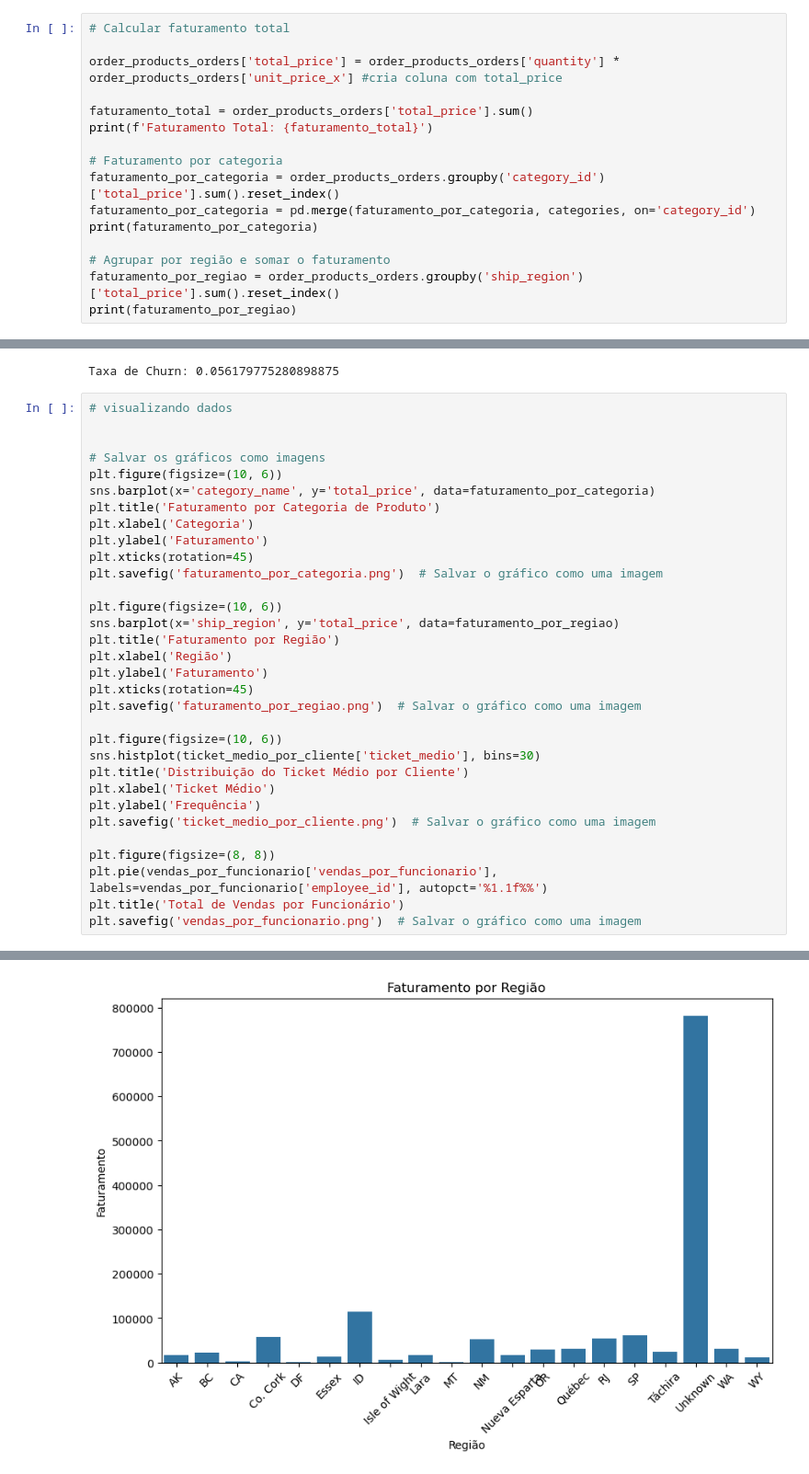
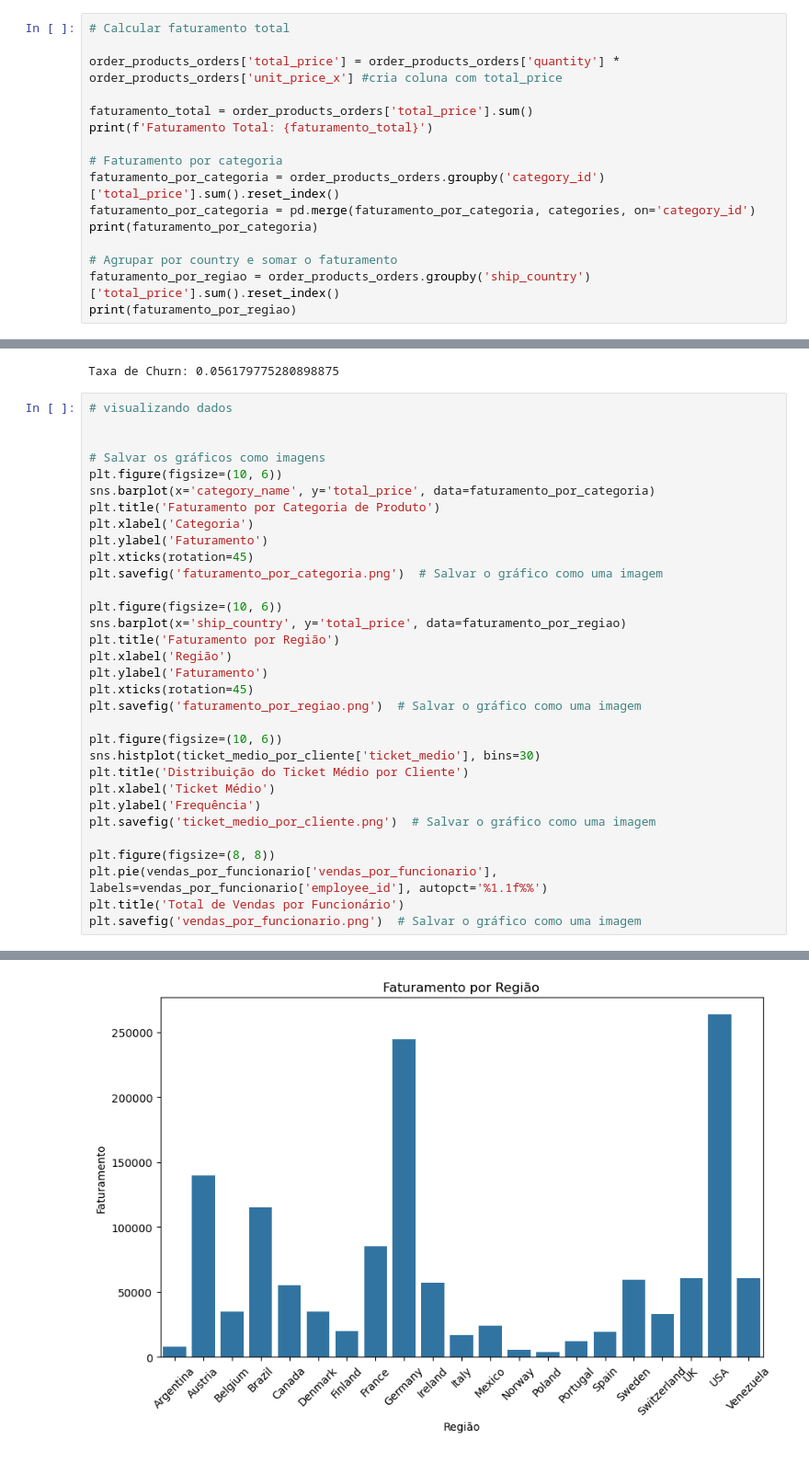
Before and after one commit to Graziele-Rodrigues/Analise-de-Indicadores, a Jupyter notebook: main.ipynb, the cells around one changed output, grey strips where cells are left out. Shown: that part at 92% size. Saved outputs shown, nothing was run; the diff lists cells and outputs as text.

```diff
--- a/main.ipynb
+++ b/main.ipynb
@@ -190,8 +190,8 @@ faturamento_por_categoria = order_products_orders.groupby('category_id')['total_
 faturamento_por_categoria = pd.merge(faturamento_por_categoria, categories, on='category_id')
 print(faturamento_por_categoria)
 
-# Agrupar por região e somar o faturamento
-faturamento_por_regiao = order_products_orders.groupby('ship_region')['total_price'].sum().reset_index()
+# Agrupar por country e somar o faturamento
+faturamento_por_regiao = order_products_orders.groupby('ship_country')['total_price'].sum().reset_index()
 print(faturamento_por_regiao)
 # %% [output]
 Faturamento Total: 1354458.59
@@ -260,35 +260,35 @@ Taxa de Churn: 0.056179775280898875
 
 # Salvar os gráficos como imagens
 plt.figure(figsize=(10, 6))
 sns.barplot(x='category_name', y='total_price', data=faturamento_por_categoria)
 plt.title('Faturamento por Categoria de Produto')
 plt.xlabel('Categoria')
 plt.ylabel('Faturamento')
 plt.xticks(rotation=45)
 plt.savefig('faturamento_por_categoria.png')  # Salvar o gráfico como uma imagem
 
 plt.figure(figsize=(10, 6))
-sns.barplot(x='ship_region', y='total_price', data=faturamento_por_regiao)
+sns.barplot(x='ship_country', y='total_price', data=faturamento_por_regiao)
 plt.title('Faturamento por Região')
 plt.xlabel('Região')
 plt.ylabel('Faturamento')
 plt.xticks(rotation=45)
 plt.savefig('faturamento_por_regiao.png')  # Salvar o gráfico como uma imagem
 
 plt.figure(figsize=(10, 6))
 sns.histplot(ticket_medio_por_cliente['ticket_medio'], bins=30)
 plt.title('Distribuição do Ticket Médio por Cliente')
 plt.xlabel('Ticket Médio')
 plt.ylabel('Frequência')
 plt.savefig('ticket_medio_por_cliente.png')  # Salvar o gráfico como uma imagem
 
 plt.figure(figsize=(8, 8))
 plt.pie(vendas_por_funcionario['vendas_por_funcionario'], labels=vendas_por_funcionario['employee_id'], autopct='%1.1f%%')
 plt.title('Total de Vendas por Funcionário')
 plt.savefig('vendas_por_funcionario.png')  # Salvar o gráfico como uma imagem
 # %% [output]
 [figure]
-[figure, old version]
+[figure, new version]
 [figure]
 [figure]
 # %%
```
Also changed, not shown: parts of 2 cells of this notebook, 2 other files.
